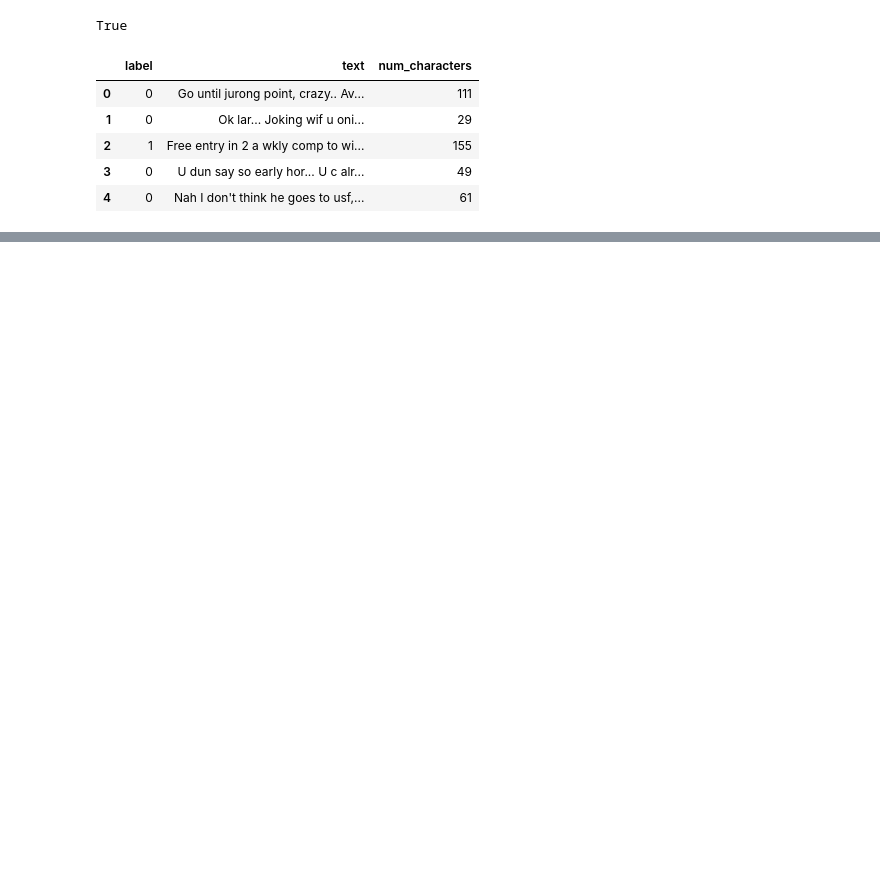
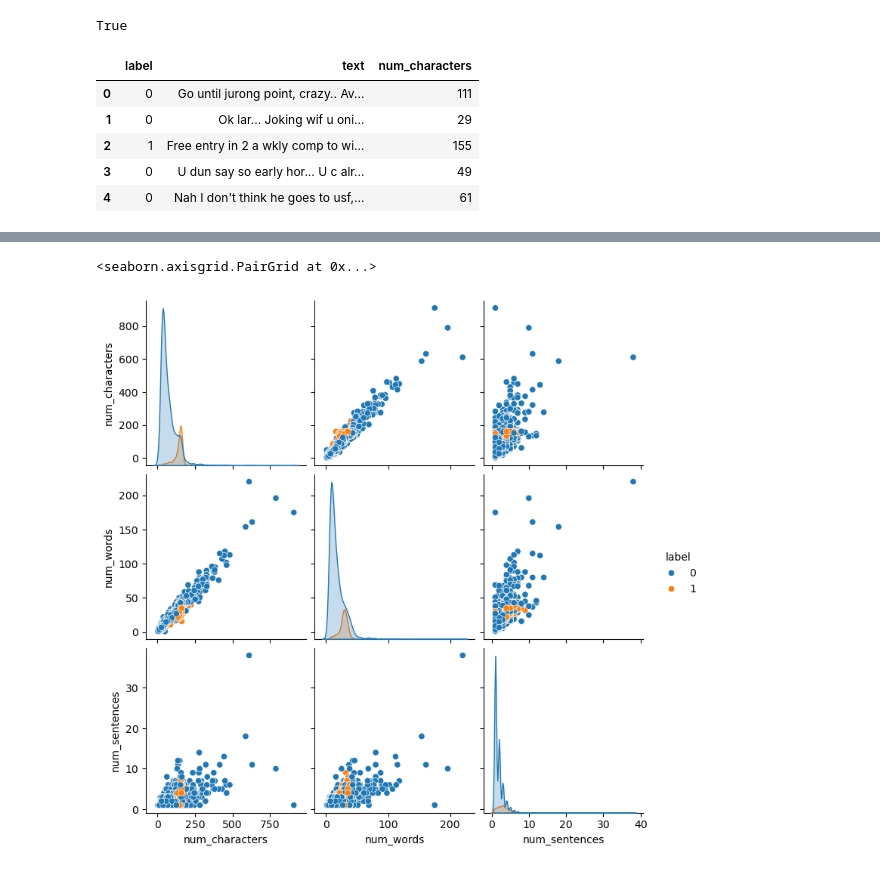
Before and after one commit to ahsanrazi/SMS-Spam-Classifier-CX, a Jupyter notebook: Model/SMS_Spam_Classifier.ipynb, the cells around one changed output, grey strips where cells are left out. Saved outputs shown, nothing was run; the diff lists cells and outputs as text; code cells hidden in the pictures; blank space fills up the shorter version.

```diff
--- a/Model/SMS_Spam_Classifier.ipynb
+++ b/Model/SMS_Spam_Classifier.ipynb
@@ -171,0 +266,7 @@ LookupError:
+# %%
+# Checking the relationships of columns
+
+sns.pairplot(df, hue='label')
+# %% [output]
+<seaborn.axisgrid.PairGrid at 0x...>
+[figure, added]
```
Also changed, not shown: parts of 13 cells of this notebook.
